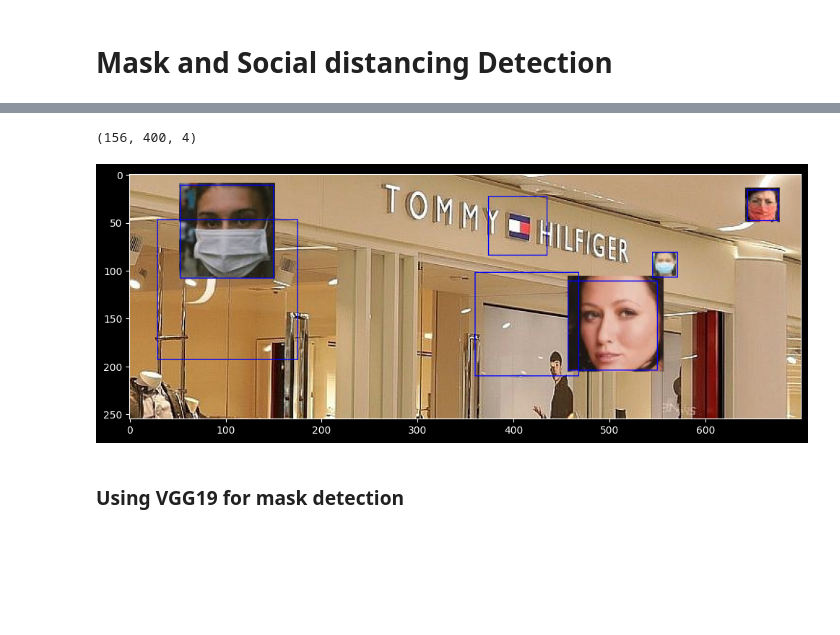
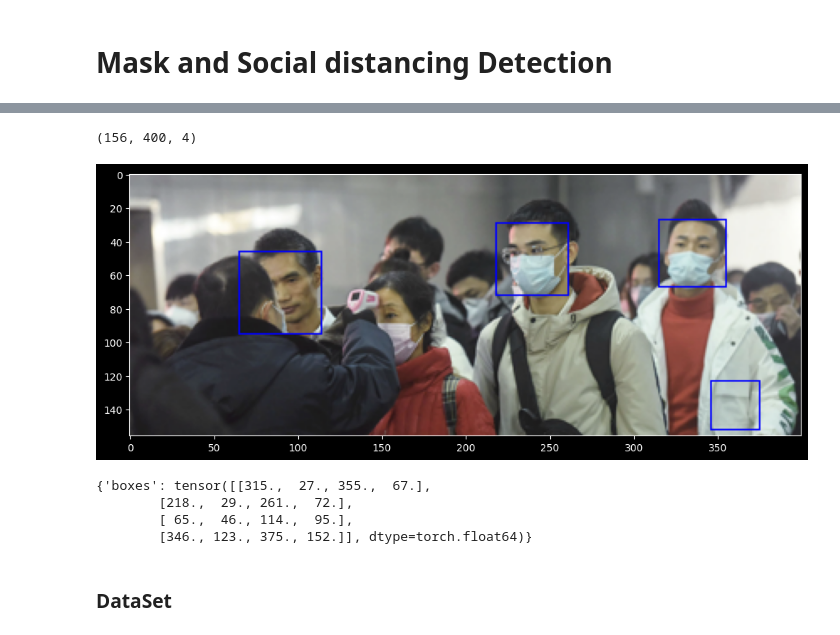
Before and after one commit to ptoyip/COMP-4471-projects, a Jupyter notebook: mask-and-social-distancing-detection-using-vgg19.ipynb, the cells around one changed output, grey strips where cells are left out. Drawn from its saved outputs; the diff is of its cells as text; code cells hidden in the pictures; blank space fills up the shorter version.

```diff
--- a/mask-and-social-distancing-detection-using-vgg19.ipynb
+++ b/mask-and-social-distancing-detection-using-vgg19.ipynb
@@ -43,26 +40,40 @@ plt.imshow(noise)
 # %%
 #trying it out on a sample image
 img = cv2.imread('images/maksssksksss1.png')
 
 img = cv2.cvtColor(img, cv2.IMREAD_GRAYSCALE)
 
-faces = face_model.detectMultiScale(noise,scaleFactor=1.01, minNeighbors=4) #returns a list of (x,y,w,h) tuples
+faces = face_model.detectMultiScale(img,scaleFactor=1.01, minNeighbors=4) #returns a list of (x,y,w,h) tuples
 # scaleFactor: scale factor for each iteration of sliding window
 # minNeighors: valid window
 
-out_img = cv2.cvtColor(noise, cv2.COLOR_RGB2BGR) #colored output image
+out_img = cv2.cvtColor(img, cv2.COLOR_RGB2BGR) #colored output image
 
-#plotting
+face_list = []
+bbox_list = []
 for (x,y,w,h) in faces:
     cv2.rectangle(out_img,(x,y),(x+w,y+h),(0,0,255),1)
+    crop_face = out_img[y:y+h,x:x+w]
+    face_list.append(crop_face)
+    bbox = [x,y,x+w,y+h]
+    bbox_list.append(bbox)
 plt.figure(figsize=(12,12))
 plt.imshow(out_img)
 print(img.shape)
+# xmin,ymin,xmax,ymax
 # %% [output]
 (156, 400, 4)
-[figure, old version]
+[figure, new version]
-# %% [markdown]
-### Using VGG19 for mask detection
+# %%
+pred_tensor = {'boxes':torch.tensor(bbox_list,dtype=torch.float64)}
+print(pred_tensor)
+# %% [output]
+{'boxes': tensor([[315.,  27., 355.,  67.],
+        [218.,  29., 261.,  72.],
+        [ 65.,  46., 114.,  95.],
+        [346., 123., 375., 152.]], dtype=torch.float64)}
+# %% [markdown]
+### DataSet
 # %%
 #Load train and test set
 train_dir = 'FaceMask_12k/Train'
```
Also changed, not shown: parts of 19 cells of this notebook, 2 other files.
